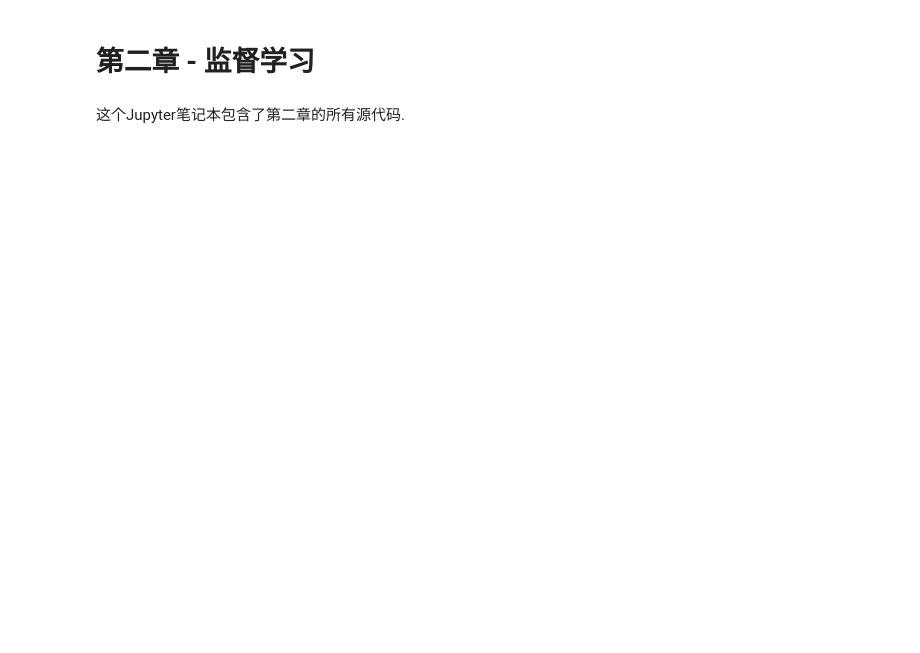
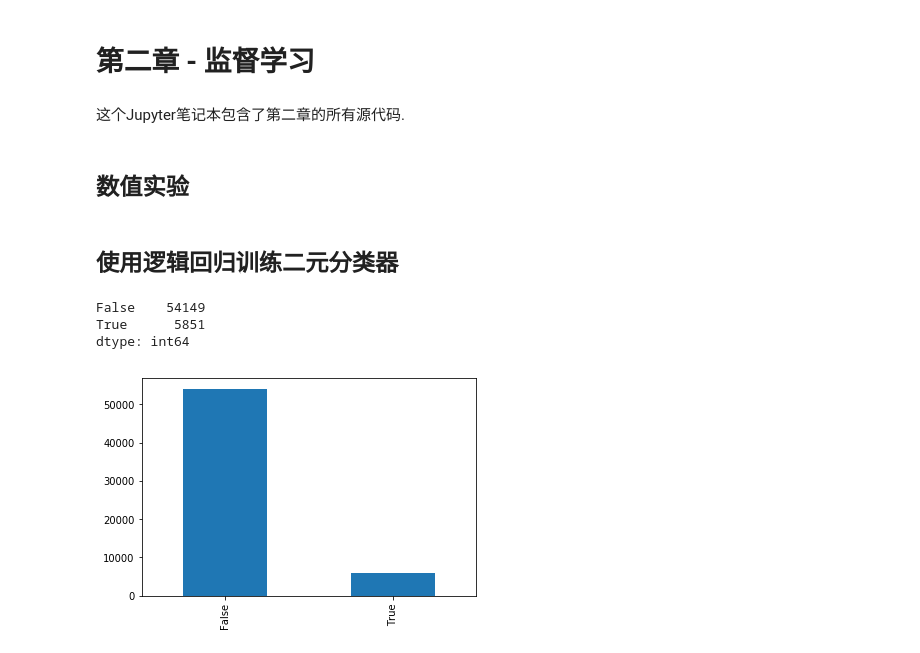
Before and after one commit to deepintomlf/mlfbook, a Jupyter notebook: Chapter2_Supervised_Learning/ensemble_model.ipynb, the cells around one changed output. Saved outputs shown, nothing was run; the diff lists cells and outputs as text; code cells hidden in the pictures; blank space fills up the shorter version.

```diff
--- a/Chapter2_Supervised_Learning/ensemble_model.ipynb
+++ b/Chapter2_Supervised_Learning/ensemble_model.ipynb
@@ -4,3 +4,31 @@
 # **第二章 - 监督学习**
 # %% [markdown]
 这个Jupyter笔记本包含了第二章的所有源代码.
+# %% [markdown]
+## **数值实验**
+# %% [markdown]
+## 使用逻辑回归训练二元分类器
+# %%
+import numpy as np
+from keras.datasets import mnist
+
+# 加载MNIST数据集
+(x_train, y_train), (x_test, y_test) = mnist.load_data()
+[n_samples_train, width, height] = np.shape(x_train)
+[n_samples_test, width, height] = np.shape(x_test)
+
+X_train = x_train.reshape([n_samples_train, width*height])
+X_test =x_test.reshape([n_samples_test, width*height])
+Y_train = (y_train==8)
+Y_test= (y_test==8)
+# %%
+import pandas as pd
+y_pd = pd.Series(Y_train)
+count_y = y_pd.value_counts().sort_index()
+count_y.plot(kind='bar');
+print(count_y)
+# %% [output]
+False    54149
+True      5851
+dtype: int64
+[figure, added]
```
Also changed, not shown: parts of 20 cells of this notebook.
